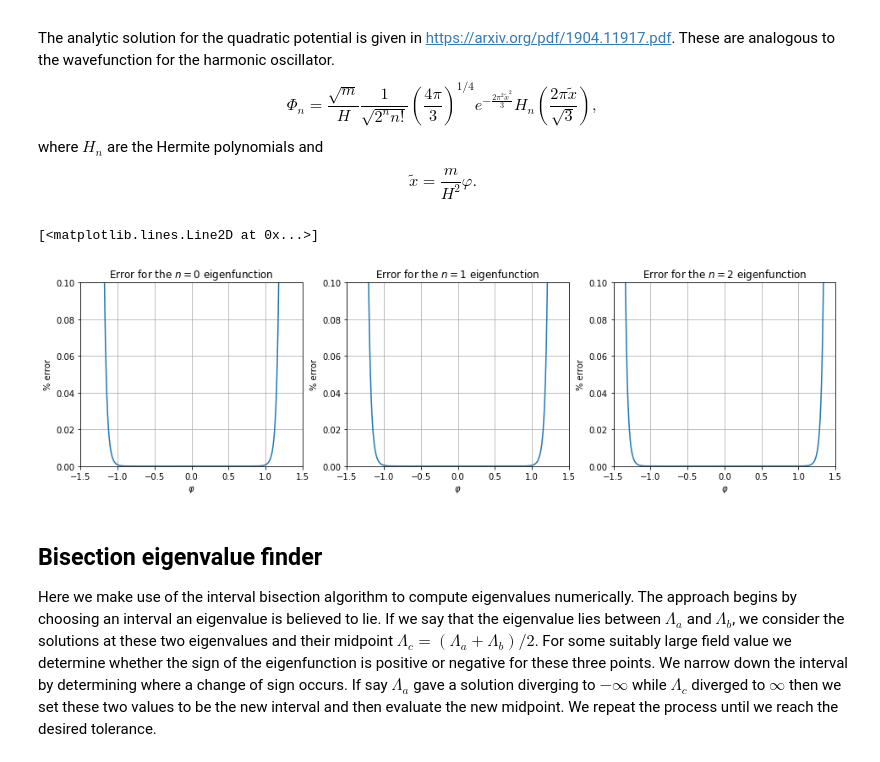
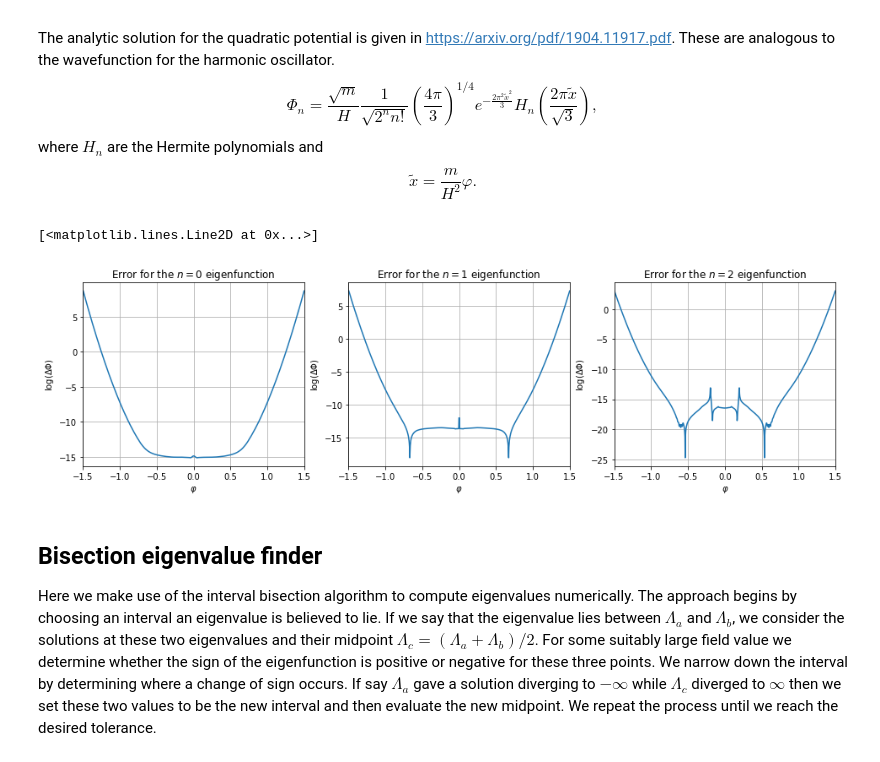
Before and after one commit to oleksiysmola/MSci-Project-Solving-the-Fokker-Planck-equation, a Jupyter notebook: Fokker-Planck Solver.ipynb, the cells around one changed output. Drawn from its saved outputs; the diff is of its cells as text; code cells hidden in the pictures.

```diff
--- a/Fokker-Planck Solver.ipynb
+++ b/Fokker-Planck Solver.ipynb
@@ -279,45 +279,42 @@ analytic_1 = analytic_solution(1, field_full)
 analytic_2 = analytic_solution(2, field_full)
 
 # Calculates errors
-error_0 = abs((V_0 - analytic_0)/analytic_0)
-error_1 = abs((V_1 - analytic_1)/analytic_1)
-error_2 = abs((V_2 - analytic_2)/analytic_2)
+error_0 = np.log(abs((V_0 - analytic_0)/analytic_0))
+error_1 = np.log(abs((V_1 - analytic_1)/analytic_1))
+error_2 = np.log(abs((V_2 - analytic_2)/analytic_2))
 
 # Plotting error
 fig = plt.figure(figsize=(16, 4))
 
 # n = 0 eigenfunction
 ax0 = fig.add_subplot(1,3,1)
 ax0.grid()
 ax0.set_title("Error for the $n=0$ eigenfunction")
-ax0.set_ylabel("% error")
+ax0.set_ylabel("log($\Delta\Phi$)")
 ax0.set_xlabel("$\\varphi$")
 ax0.set_xlim(-1.5, 1.5)
-ax0.set_ylim(0, 0.1)
 ax0.plot(field_full, error_0)
 
 # n = 1 eigenfunction
 ax1 = fig.add_subplot(1,3,2)
 ax1.grid()
 ax1.set_title("Error for the $n=1$ eigenfunction")
-ax1.set_ylabel("% error")
+ax1.set_ylabel("log($\Delta\Phi$)")
 ax1.set_xlabel("$\\varphi$")
 ax1.set_xlim(-1.5, 1.5)
-ax1.set_ylim(0, 0.1)
 ax1.plot(field_full, error_1)
 
 # n = 2 eigenfunction
 ax2 = fig.add_subplot(1,3,3)
 ax2.grid()
 ax2.set_title("Error for the $n=2$ eigenfunction")
-ax2.set_ylabel("% error")
+ax2.set_ylabel("log($\Delta\Phi$)")
 ax2.set_xlabel("$\\varphi$")
 ax2.set_xlim(-1.5, 1.5)
-ax2.set_ylim(0, 0.1)
 ax2.plot(field_full, error_2)
 # %% [output]
 [<matplotlib.lines.Line2D at 0x...>]
-[figure, old version]
+[figure, new version]
 # %% [markdown]
 ## Bisection eigenvalue finder
 Here we make use of the interval bisection algorithm to compute eigenvalues numerically. The approach begins by choosing an interval an eigenvalue is believed to lie. If we say that the eigenvalue lies between $\Lambda_a$ and $\Lambda_b$, we consider the solutions at these two eigenvalues and their midpoint $\Lambda_c =(\Lambda_a + \Lambda_b)/2$. For some suitably large field value we determine whether the sign of the eigenfunction is positive or negative for these three points. We narrow down the interval by determining where a change of sign occurs. If say $\Lambda_a$ gave a solution diverging to $-\infty$ while $\Lambda_c$ diverged to $\infty$ then we set these two values to be the new interval and then evaluate the new midpoint. We repeat the process until we reach the desired tolerance.
```
Also changed, not shown: parts of 19 cells of this notebook.
